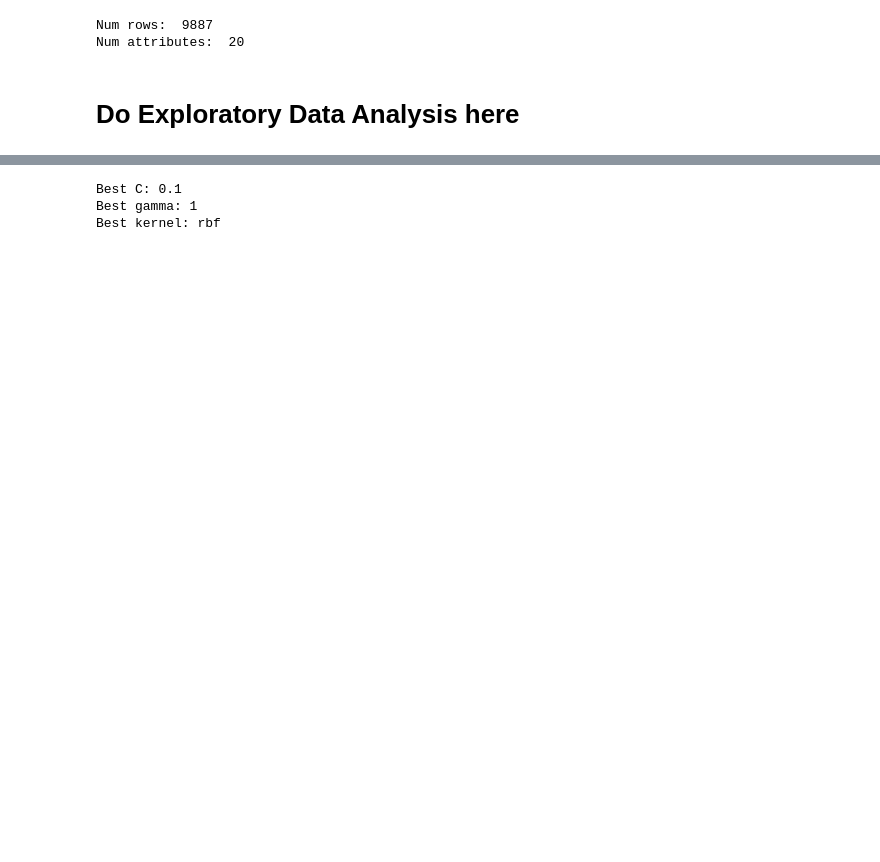
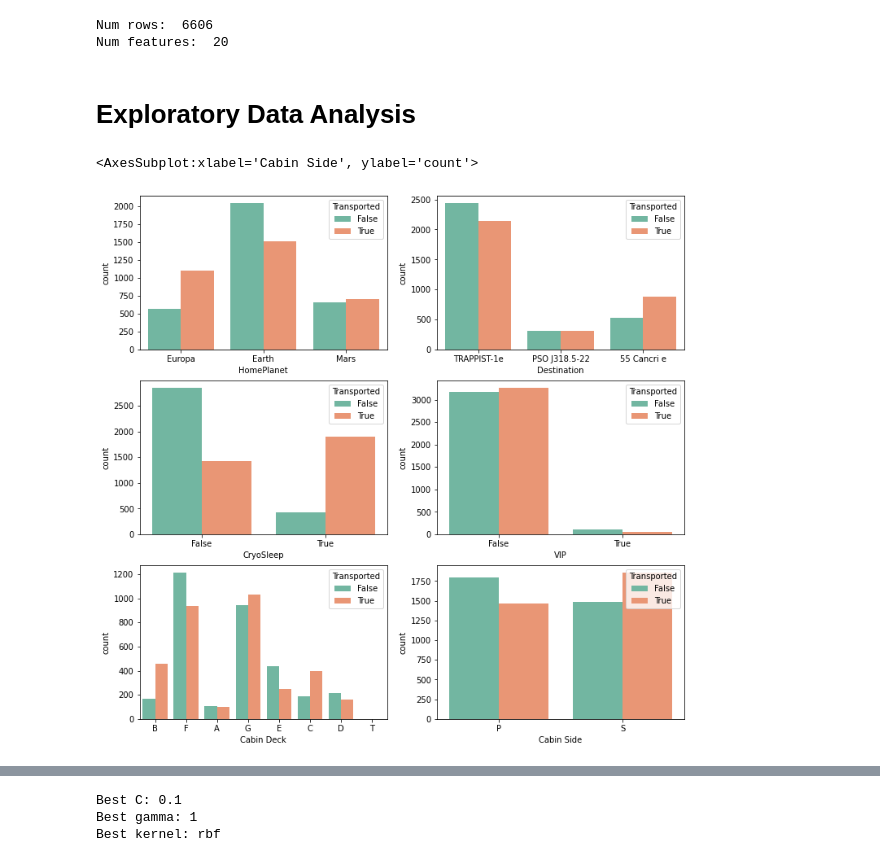
Before and after one commit to dpatularu/ai-final-project, a Jupyter notebook: final.ipynb, the cells around one changed output, grey strips where cells are left out. Drawn from its saved outputs; the diff is of its cells as text; code cells hidden in the pictures; blank space fills up the shorter version.

```diff
--- a/final.ipynb
+++ b/final.ipynb
@@ -4,6 +4,7 @@ warnings.filterwarnings('ignore')
 
 import pandas as pd
 import seaborn as sns
+import matplotlib.pyplot as plt
 
 from sklearn.model_selection import train_test_split
 from sklearn.model_selection import GridSearchCV
@@ -15,9 +16,9 @@ from sklearn.tree import DecisionTreeClassifier
 from sklearn.svm import SVC
 
 from sklearn.metrics import mean_absolute_error
+sns.set_palette("Set2")
 # %%
 train = pd.read_csv('train.csv')
 test = pd.read_csv('test.csv')
 train.dropna(inplace=True)
 test.dropna(inplace=True)
-df = train.append(test)
@@ -29,8 +25,27 @@ df[["FirstName","LastName"]] = df['Name'].str.split(' ', 1, expand=True)
+# %%
+train['Cabin'] = train['Cabin'].fillna(method='bfill')
+train['Cabin Deck'] = train['Cabin'].apply(lambda x: x.split('/')[0])
+train['Cabin Num'] = train['Cabin'].apply(lambda x: x.split('/')[1])
+train['Cabin Side'] = train['Cabin'].apply(lambda x: x.split('/')[2])
+train[["FirstName","LastName"]] = train['Name'].str.split(' ', 1, expand=True)
+train['Total Spent'] = train['RoomService'] + train['FoodCourt'] + train['ShoppingMall'] + train['Spa']
+train['Group'] = train['PassengerId'].apply(lambda x: x.split('_')[0])
+
+test['Cabin'] = test['Cabin'].fillna(method='bfill')
+test['Cabin Deck'] = test['Cabin'].apply(lambda x: x.split('/')[0])
+test['Cabin Num'] = test['Cabin'].apply(lambda x: x.split('/')[1])
+test['Cabin Side'] = test['Cabin'].apply(lambda x: x.split('/')[2])
+test[["FirstName","LastName"]] = test['Name'].str.split(' ', 1, expand=True)
+test['Total Spent'] = test['RoomService'] + test['FoodCourt'] + test['ShoppingMall'] + test['Spa']
+test['Group'] = test['PassengerId'].apply(lambda x: x.split('_')[0])
+
+train.drop('PassengerId', axis =1, inplace = True)
+test.drop('PassengerId', axis = 1, inplace = True)
 # %%
-print("Num rows: ", df.shape[0])
-print("Num attributes: ", df.shape[1])
+print("Num rows: ", train.shape[0])
+print("Num features: ", train.shape[1])
 # %% [output]
-Num rows:  9887
-Num attributes:  20
+Num rows:  6606
+Num features:  20
 # %% [markdown]
-# Do Exploratory Data Analysis here
+# Exploratory Data Analysis
@@ -38,0 +52,18 @@ Num attributes:  20
+# %%
+plt.figure(figsize=(12,16))
+
+plt.subplot(4,2,1)
+sns.countplot(x="HomePlanet", data=train, hue="Transported")
+plt.subplot(4,2,2)
+sns.countplot(x="Destination", data=train, hue="Transported")
+plt.subplot(4,2,3)
+sns.countplot(x="CryoSleep", data=train, hue="Transported")
+plt.subplot(4,2,4)
+sns.countplot(x="VIP", data=train, hue="Transported")
+plt.subplot(4,2,5)
+sns.countplot(x="Cabin Deck", data=train, hue="Transported")
+plt.subplot(4,2,6)
+sns.countplot(x="Cabin Side", data=train, hue="Transported")
+# %% [output]
+<AxesSubplot:xlabel='Cabin Side', ylabel='count'>
+[figure, added]
```
Also changed, not shown: parts of 11 cells of this notebook.
